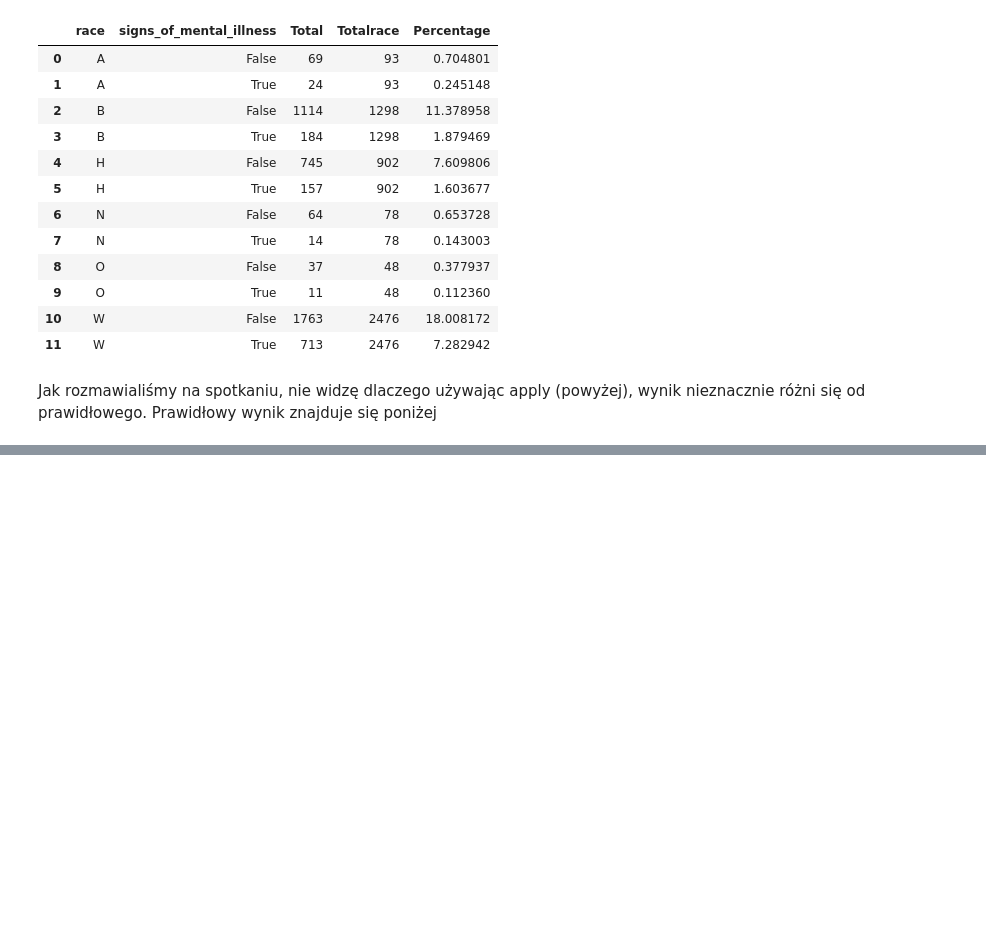
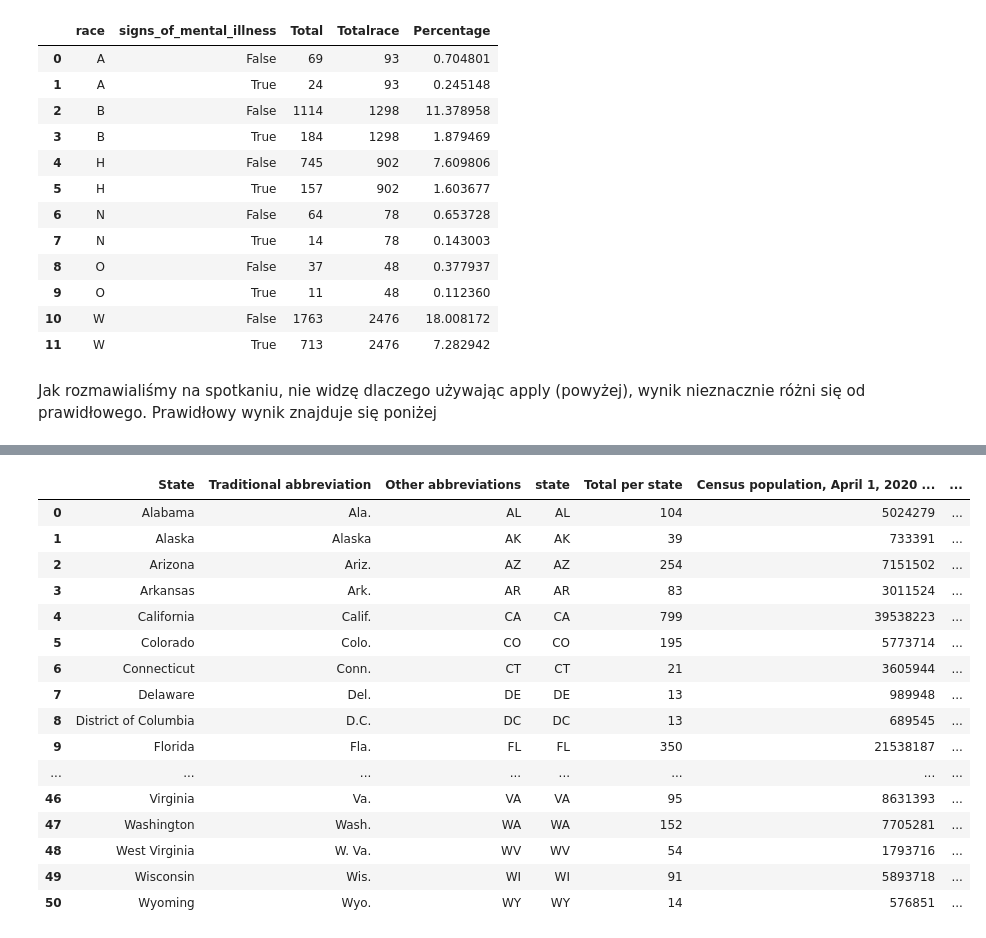
Before and after one commit to justynaawisniewska/fatal_shooting, a Jupyter notebook: Fatal police shooting.ipynb, the cells around one changed output, grey strips where cells are left out. Drawn from its saved outputs; the diff is of its cells as text; code cells hidden in the pictures; blank space fills up the shorter version.

```diff
--- a/Fatal police shooting.ipynb
+++ b/Fatal police shooting.ipynb
@@ -74,0 +216,6 @@ grpd2
+# %%
+abbreviation = pd.read_html('https://simple.wikipedia.org/wiki/List_of_U.S._states_by_traditional_abbreviation')
+abbreviation[0]
+states = pd.DataFrame(abbreviation[0])
+states.dtypes
+states
@@ -74,0 +240,3 @@ grpd2
+# %%
+people2 = people[['State','Census population, April 1, 2020 [1][2]']]
+people2
@@ -74,0 +261,3 @@ grpd2
+# %%
+data2= data.groupby(['state']).size().reset_index(name='Total per state')
+data2
@@ -74,0 +282,7 @@ grpd2
+# %%
+#df4 = states.merge(data2, how='right').merge(people2, how='right')
+
+df4 = states.merge(data2, left_on='Other abbreviations', right_on='state').merge(people2, left_on='State', right_on='State')
+
+#pd.merge(states, data2, how="inner", on=["Other abbreviations", "state"])
+df4
@@ -74,0 +307,21 @@ grpd2
+# %%
+df4['Total per 1000 citizens'] = df4.apply(lambda row: (row['Total per state'] / row['Census population, April 1, 2020 [1][2]']) * 100 , axis=1)
+df4
+# %% [output]
+|  | State | Traditional abbreviation | Other abbreviations | state | Total per state | Census population, April 1, 2020 ... | ... |
+| 0 | Alabama | Ala. | AL | AL | 104 | 5024279 | ... |
+| 1 | Alaska | Alaska | AK | AK | 39 | 733391 | ... |
+| 2 | Arizona | Ariz. | AZ | AZ | 254 | 7151502 | ... |
+| 3 | Arkansas | Ark. | AR | AR | 83 | 3011524 | ... |
+| 4 | California | Calif. | CA | CA | 799 | 39538223 | ... |
+| 5 | Colorado | Colo. | CO | CO | 195 | 5773714 | ... |
+| 6 | Connecticut | Conn. | CT | CT | 21 | 3605944 | ... |
+| 7 | Delaware | Del. | DE | DE | 13 | 989948 | ... |
+| 8 | District of Columbia | D.C. | DC | DC | 13 | 689545 | ... |
+| 9 | Florida | Fla. | FL | FL | 350 | 21538187 | ... |
+| ... | ... | ... | ... | ... | ... | ... | ... |
+| 46 | Virginia | Va. | VA | VA | 95 | 8631393 | ... |
+| 47 | Washington | Wash. | WA | WA | 152 | 7705281 | ... |
+| 48 | West Virginia | W. Va. | WV | WV | 54 | 1793716 | ... |
+| 49 | Wisconsin | Wis. | WI | WI | 91 | 5893718 | ... |
+| 50 | Wyoming | Wyo. | WY | WY | 14 | 576851 | ... |
```
Also changed, not shown: parts of 16 cells of this notebook.
